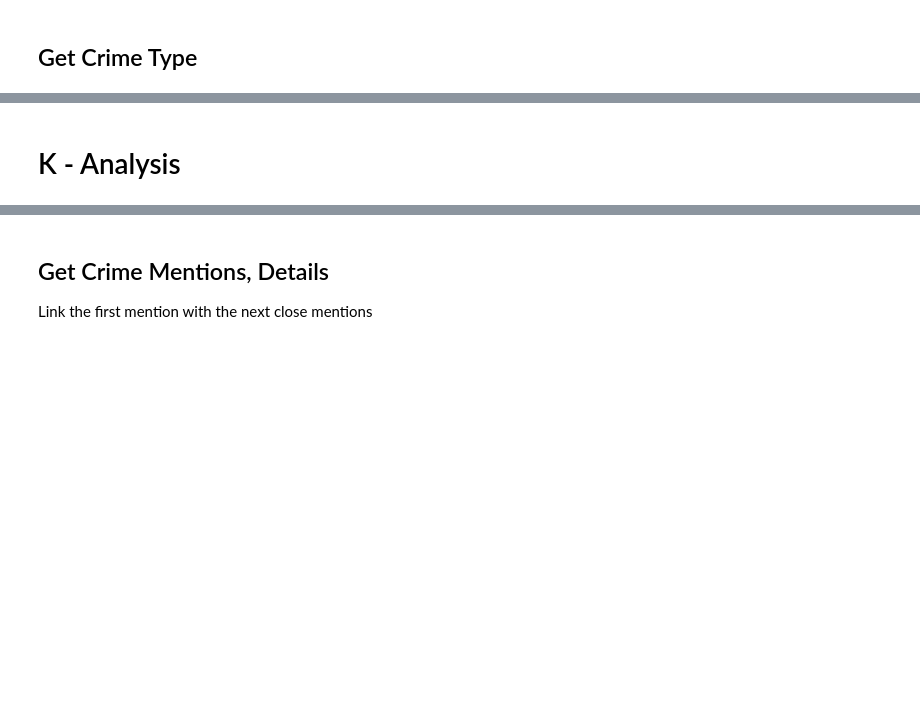
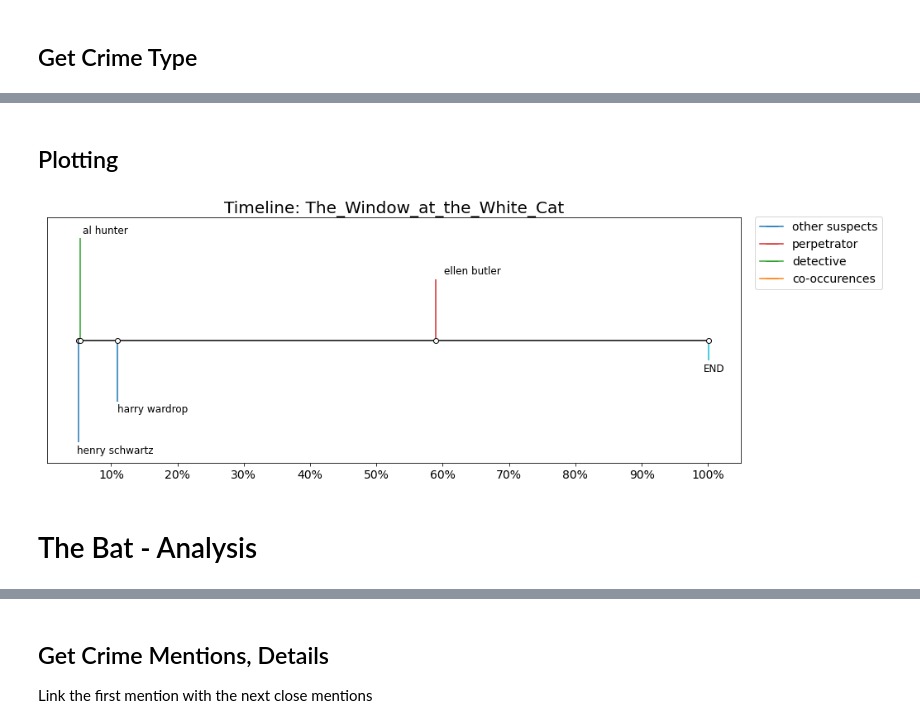
Before and after one commit to NLPaladins/rinehartAnalysis, a Jupyter notebook: main.ipynb, the cells around one changed output, grey strips where cells are left out. Drawn from its saved outputs; the diff is of its cells as text; code cells hidden in the pictures; blank space fills up the shorter version.

```diff
--- a/main.ipynb
+++ b/main.ipynb
@@ -405,7 +538,0 @@ dets_perp = []
-# %%
-title, metadata = list(books.items())[2]
-book = proc.ProcessedBook(title=title, metadata=metadata)
-
-other_suspects = []
-
-dets_perp = []
@@ -424,3 +564,10 @@ co_ocs = extr.get_co_occurence(book, dets_perp, n_sents=2)
+# %%
+suspects, perp, dets, co_ocs, crime = extr.get_analysis_formats(metadata)
+# %%
+suspects = extr.get_earliest_chapter_sentence_from_name_lists(book, suspects, 3, first=True)
+perp = extr.get_earliest_chapter_sentence_from_name_lists(book, perp, 3, first=True)
+dets = extr.get_earliest_chapter_sentence_from_name_lists(book, dets, 3, first=True)
+co_ocs = extr.get_co_occurence(book, co_ocs, n_sents=2)
 # %% [markdown]
 ## Get Crime Mentions, Details
 Link the first mention with the next close mentions
@@ -431,2 +652,10 @@ Link the first mention with the next close mentions
+# %% [markdown]
+## Plotting
+# %%
+locs, labels, colors = pl.create_locs_labels(book, suspects, perp, dets, co_ocs, crime)
+# %%
+pl.make_timeline(book, locs, labels, colors, title)
+# %% [output]
+[figure, added]
 # %% [markdown]
-# K - Analysis
+# The Bat - Analysis
```
Also changed, not shown: parts of 53 cells of this notebook.
